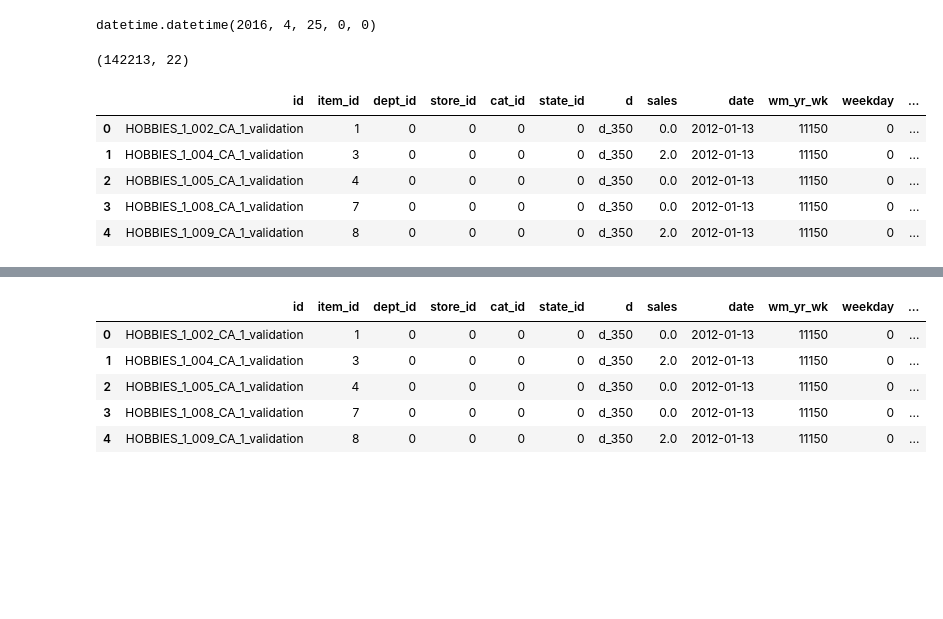
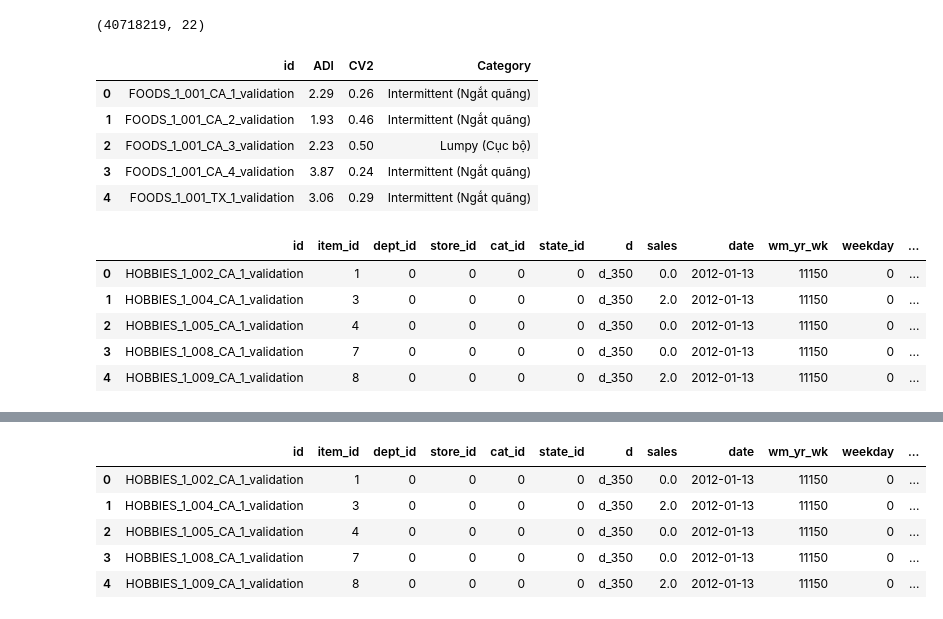
Before and after one commit to yenpth265-alt/NCKH_Optiminization_Inventory, a Jupyter notebook: notebooks/model-kaggle.ipynb, the cells around one changed output, grey strips where cells are left out. Drawn from its saved outputs; the diff is of its cells as text; code cells hidden in the pictures; blank space fills up the shorter version.

Commit message:
Sửa lại classification và full luồng kaggle

```diff
--- a/notebooks/model-kaggle.ipynb
+++ b/notebooks/model-kaggle.ipynb
@@ -17,9 +34,0 @@ pd.options.display.max_columns = 50
-# %%
-#Định nghĩa một số biến đầu vào
-h = 28
-max_lags = 57
-tr_last = 1913
-fday = datetime(2016,4, 25)
-fday
-# %% [output]
-datetime.datetime(2016, 4, 25, 0, 0)
@@ -106,19 +35,47 @@ FIRST_DAY = 350
 # %%
 #Convert dữ liệu sang dạng long
-df = create_dt(is_train=True, first_day= FIRST_DAY, nrows=100)
+df = create_dt(is_train=True, first_day= FIRST_DAY, nrows=None, price_dt = PRICE_DTYPES, cal_dt = CAL_DTYPES)
 df.shape
 # %% [output]
-(142213, 22)
+(40718219, 22)
 # %%
-#HiểN thị một vài dòng đầu
-df.head()
+#Load phân loại deamand đã có từ trước
+df_demandType = pd.read_csv("../dataset/result/demand_classification.csv")
+df_demandType.head()
 # %% [output]
-|  | id | item_id | dept_id | store_id | cat_id | state_id | d | sales | date | wm_yr_wk | weekday | ... |
-| 0 | HOBBIES_1_002_CA_1_validation | 1 | 0 | 0 | 0 | 0 | d_350 | 0.0 | 2012-01-13 | 11150 | 0 | ... |
-| 1 | HOBBIES_1_004_CA_1_validation | 3 | 0 | 0 | 0 | 0 | d_350 | 2.0 | 2012-01-13 | 11150 | 0 | ... |
-| 2 | HOBBIES_1_005_CA_1_validation | 4 | 0 | 0 | 0 | 0 | d_350 | 0.0 | 2012-01-13 | 11150 | 0 | ... |
-| 3 | HOBBIES_1_008_CA_1_validation | 7 | 0 | 0 | 0 | 0 | d_350 | 0.0 | 2012-01-13 | 11150 | 0 | ... |
-| 4 | HOBBIES_1_009_CA_1_validation | 8 | 0 | 0 | 0 | 0 | d_350 | 2.0 | 2012-01-13 | 11150 | 0 | ... |
+|  | id | ADI | CV2 | Category |
+| 0 | FOODS_1_001_CA_1_validation | 2.29 | 0.26 | Intermittent (Ngắt quãng) |
+| 1 | FOODS_1_001_CA_2_validation | 1.93 | 0.46 | Intermittent (Ngắt quãng) |
+| 2 | FOODS_1_001_CA_3_validation | 2.23 | 0.50 | Lumpy (Cục bộ) |
+| 3 | FOODS_1_001_CA_4_validation | 3.87 | 0.24 | Intermittent (Ngắt quãng) |
+| 4 | FOODS_1_001_TX_1_validation | 3.06 | 0.29 | Intermittent (Ngắt quãng) |
+# %%
+#Add demand feature vào df
+def add_demandFeature(demand_dir = "../dataset/result/demand_classification.csv", data = None):
+    #Load phân loại deamand đã có từ trước
+    df_demandType = pd.read_csv(demand_dir)
+
+    # Merge df with df_demandType to add 'Category' column
+    df = data
+
+    # Merge df with df_demandType to add 'Category' column
+    df = df.merge(df_demandType[['id', 'Category']], on='id', how='left')
+
+    # Perform one-hot encoding on 'Category' column
+    df = pd.get_dummies(df, columns=['Category'], prefix='cat')
+
+    return df
+
+df = add_demandFeature(data = df)
+
+df.head()
+# %% [output]
+|  | id | item_id | dept_id | store_id | cat_id | state_id | d | sales | date | wm_yr_wk | weekday | ... |
+| 0 | HOBBIES_1_002_CA_1_validation | 1 | 0 | 0 | 0 | 0 | d_350 | 0.0 | 2012-01-13 | 11150 | 0 | ... |
+| 1 | HOBBIES_1_004_CA_1_validation | 3 | 0 | 0 | 0 | 0 | d_350 | 2.0 | 2012-01-13 | 11150 | 0 | ... |
+| 2 | HOBBIES_1_005_CA_1_validation | 4 | 0 | 0 | 0 | 0 | d_350 | 0.0 | 2012-01-13 | 11150 | 0 | ... |
+| 3 | HOBBIES_1_008_CA_1_validation | 7 | 0 | 0 | 0 | 0 | d_350 | 0.0 | 2012-01-13 | 11150 | 0 | ... |
+| 4 | HOBBIES_1_009_CA_1_validation | 8 | 0 | 0 | 0 | 0 | d_350 | 2.0 | 2012-01-13 | 11150 | 0 | ... |
 # %%
 #Làm giàu đặc trưng
 create_fea(df)
```
Also changed, not shown: parts of 20 cells of this notebook, 3 other files.
